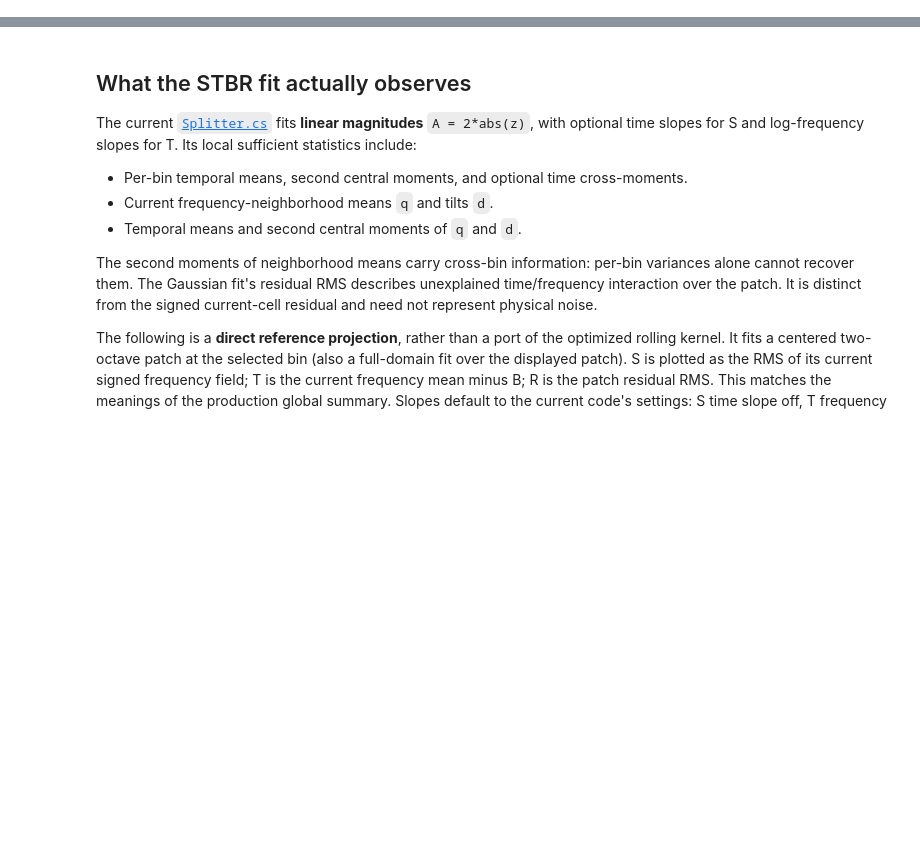
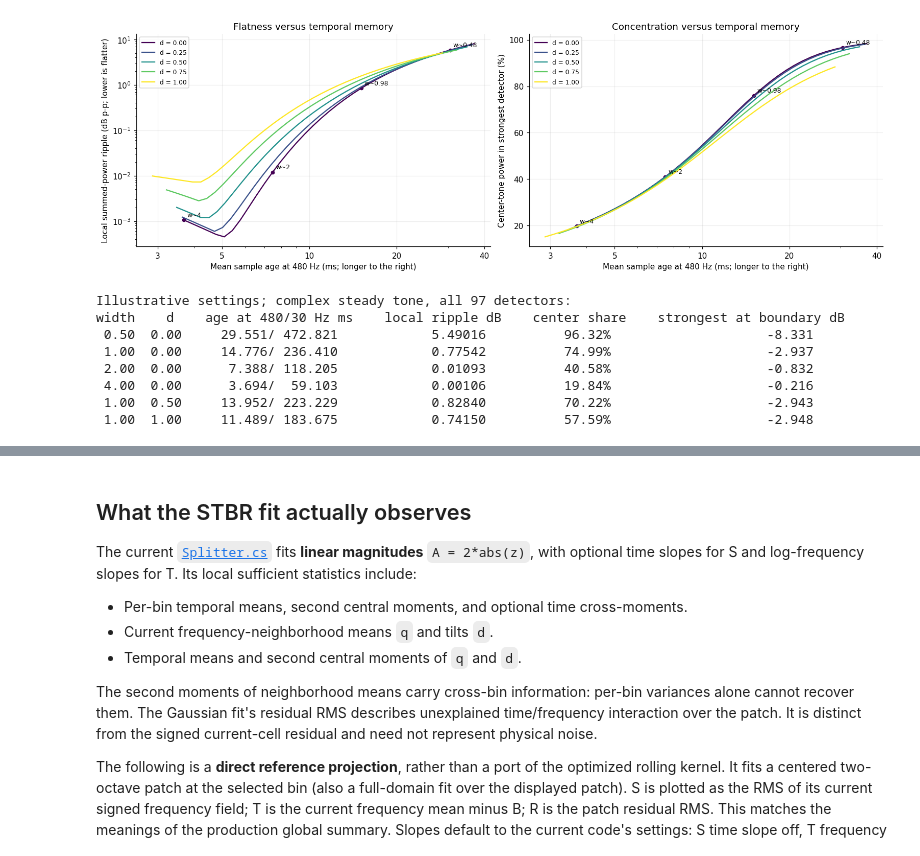
Before and after one commit to phantomsc2/AEther, a Jupyter notebook: doc/swift-window-lab.ipynb, the cells around one changed output, grey strips where cells are left out. Cells and saved outputs as stored; diff of their text form; code cells hidden in the pictures; blank space fills up the shorter version.

```diff
--- a/doc/swift-window-lab.ipynb
+++ b/doc/swift-window-lab.ipynb
@@ -506,0 +524,49 @@ display(tradeoff_control, tradeoff_output)
+# %%
+def bank_tradeoffs():
+    widths, ds, metrics, totals = bank_map_results
+    fig, axes = plt.subplots(1, 2, figsize=(14, 4.5), constrained_layout=True)
+    for target, color in zip([0., .25, .5, .75, 1.], plt.cm.viridis(np.linspace(0, 1, 5))):
+        row = int(np.argmin(abs(ds-target)))
+        age = metrics[row, :, 3]
+        axes[0].plot(age, metrics[row, :, 0], color=color, label=f'd = {ds[row]:.2f}')
+        axes[1].plot(age, metrics[row, :, 2], color=color, label=f'd = {ds[row]:.2f}')
+        if target == 0:
+            for w in [.5, 1., 2., 4.]:
+                col = int(np.argmin(abs(widths-w)))
+                for ax, metric in [(axes[0], 0), (axes[1], 2)]:
+                    ax.plot(age[col], metrics[row, col, metric], 'o', color=color, ms=4)
+                    ax.annotate(f'w~{widths[col]:.2g}', (age[col], metrics[row, col, metric]),
+                                xytext=(4, 4), textcoords='offset points', fontsize=8)
+    for ax in axes:
+        ax.set_xscale('log')
+        ax.set_xticks([3, 5, 10, 20, 40], ['3', '5', '10', '20', '40'])
+        ax.set_xlabel('Mean sample age at 480 Hz (ms; longer to the right)')
+        ax.legend(fontsize=8)
+    axes[0].set_yscale('log')
+    axes[0].set(title='Flatness versus temporal memory', ylabel='Local summed-power ripple (dB p-p; lower is flatter)')
+    axes[1].set(title='Concentration versus temporal memory', ylabel='Center-tone power in strongest detector (%)')
+    plt.show()
+    plt.close(fig)
+    print('Illustrative settings; complex steady tone, all 97 detectors:')
+    print('width    d    age at 480/30 Hz ms    local ripple dB    center share    strongest at boundary dB')
+    tones = BANK_F0*2**(np.linspace(0, 1, 401)/BANK_R)
+    for width, d in [(.5, 0.), (1., 0.), (2., 0.), (4., 0.), (1., .5), (1., 1.)]:
+        bank = tune_bank(width, d)
+        power = bank_power(tones, bank)
+        P, _, M = bank_summary(power)
+        age = 1000*bank_mean_age(bank)
+        bass_age = 1000*bank_mean_age(bank, 0)
+        print(f'{width:5.2f} {d:5.2f} {age:10.3f}/{bass_age:8.3f} {ripple(P, True):18.5f} '
+              f'{100*power[0].max()/P[0]:14.2f}% {20*np.log10(M[200]):25.3f}')
+
+bank_tradeoffs()
+# %% [output]
+[figure, added]
+Illustrative settings; complex steady tone, all 97 detectors:
+width    d    age at 480/30 Hz ms    local ripple dB    center share    strongest at boundary dB
+ 0.50  0.00     29.551/ 472.821            5.49016          96.32%                    -8.331
+ 1.00  0.00     14.776/ 236.410            0.77542          74.99%                    -2.937
+ 2.00  0.00      7.388/ 118.205            0.01093          40.58%                    -0.832
+ 4.00  0.00      3.694/  59.103            0.00106          19.84%                    -0.216
+ 1.00  0.50     13.952/ 223.229            0.82840          70.22%                    -2.943
+ 1.00  1.00     11.489/ 183.675            0.74150          57.59%                    -2.948
```
Also changed, not shown: parts of 45 cells of this notebook, 32 other files.
